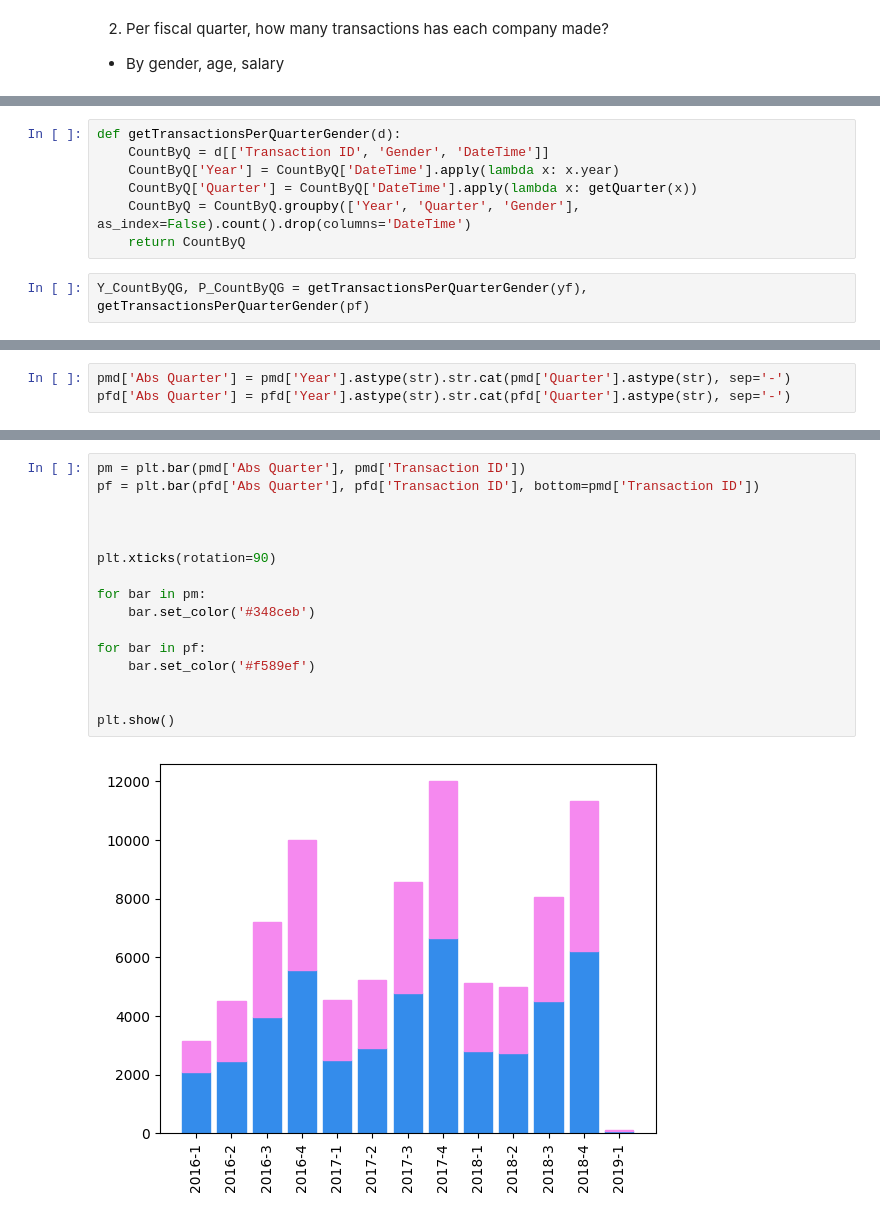
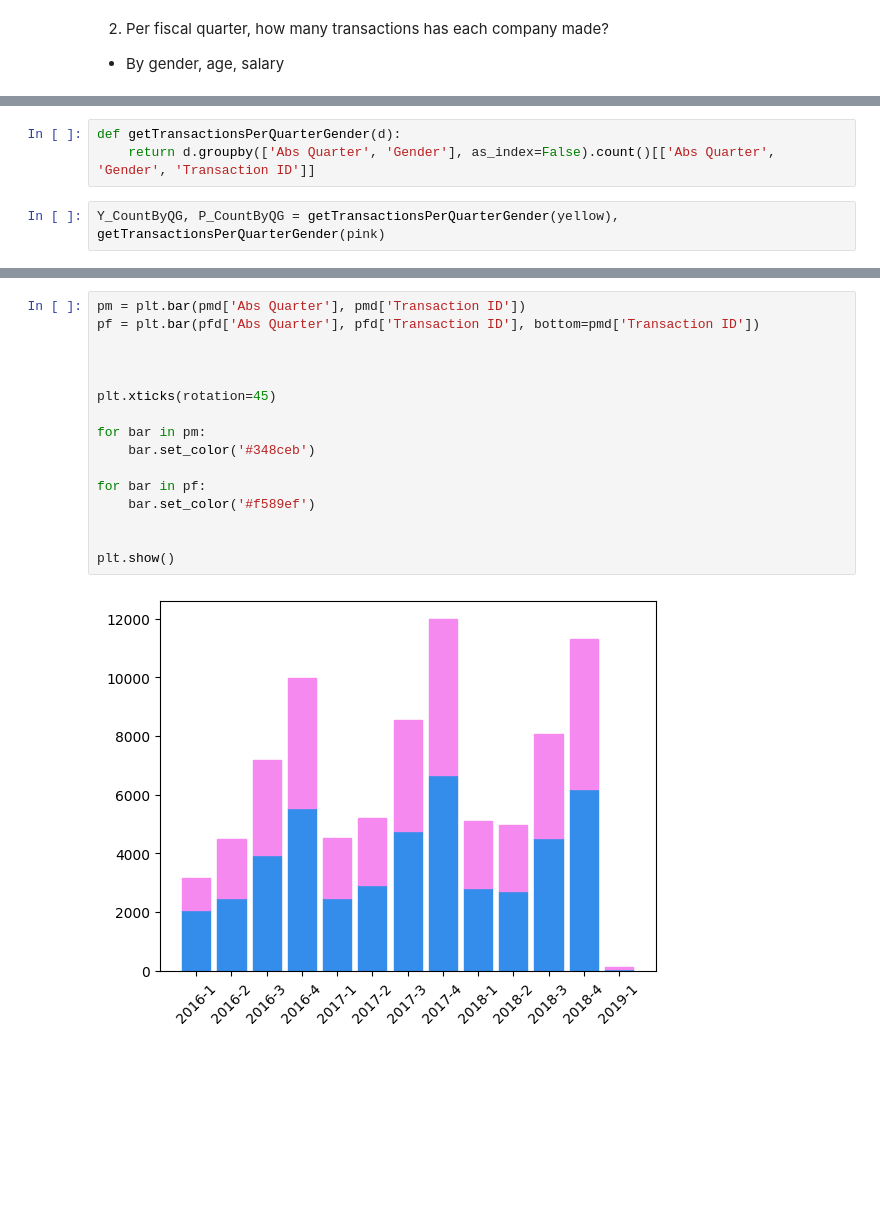
Before and after one commit to nureinumeya1999/Cab-Investment, a Jupyter notebook: src/EDA.ipynb, the cells around one changed output, grey strips where cells are left out. Cells and saved outputs as stored; diff of their text form; blank space fills up the shorter version.

```diff
--- a/src/EDA.ipynb
+++ b/src/EDA.ipynb
@@ -367,9 +355,5 @@ def getQuarter(date: date):
-# %%
-def getTransactionsPerQuarterGender(d):
-    CountByQ = d[['Transaction ID', 'Gender', 'DateTime']]
-    CountByQ['Year'] = CountByQ['DateTime'].apply(lambda x: x.year)
-    CountByQ['Quarter'] = CountByQ['DateTime'].apply(lambda x: getQuarter(x))
-    CountByQ = CountByQ.groupby(['Year', 'Quarter', 'Gender'], as_index=False).count().drop(columns='DateTime')
-    return CountByQ
+# %%
+def getTransactionsPerQuarterGender(d):
+    return d.groupby(['Abs Quarter', 'Gender'], as_index=False).count()[['Abs Quarter', 'Gender', 'Transaction ID']]
 # %%
-Y_CountByQG, P_CountByQG = getTransactionsPerQuarterGender(yf), getTransactionsPerQuarterGender(pf)
+Y_CountByQG, P_CountByQG = getTransactionsPerQuarterGender(yellow), getTransactionsPerQuarterGender(pink)
@@ -419,3 +364,0 @@ pfd = P_CountByQG.loc[P_CountByQG['Gender'] == 'Female']
-# %%
-pmd['Abs Quarter'] = pmd['Year'].astype(str).str.cat(pmd['Quarter'].astype(str), sep='-')
-pfd['Abs Quarter'] = pfd['Year'].astype(str).str.cat(pfd['Quarter'].astype(str), sep='-')
@@ -456,18 +365,18 @@ pfd
 # %%
 pm = plt.bar(pmd['Abs Quarter'], pmd['Transaction ID'])
 pf = plt.bar(pfd['Abs Quarter'], pfd['Transaction ID'], bottom=pmd['Transaction ID'])
 
 
 
-plt.xticks(rotation=90)
+plt.xticks(rotation=45)
 
 for bar in pm:
     bar.set_color('#348ceb')
 
 for bar in pf:
     bar.set_color('#f589ef')
 
 
 plt.show()
 # %% [output]
-[figure, old version]
+[figure, new version]
```
Also changed, not shown: parts of 35 cells of this notebook.
